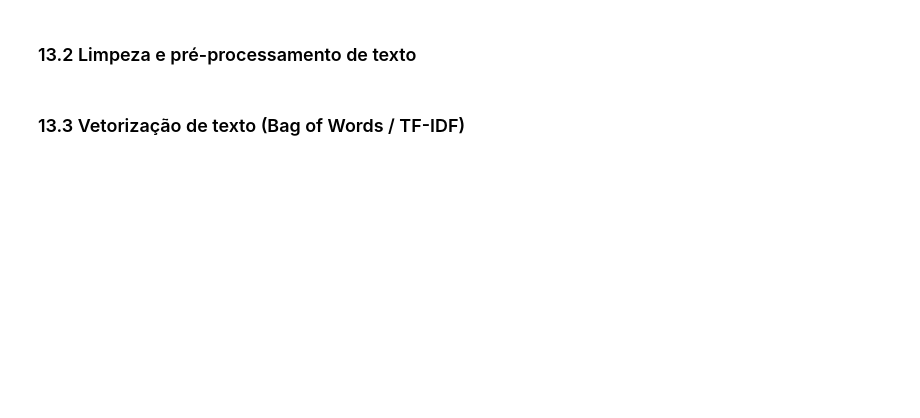
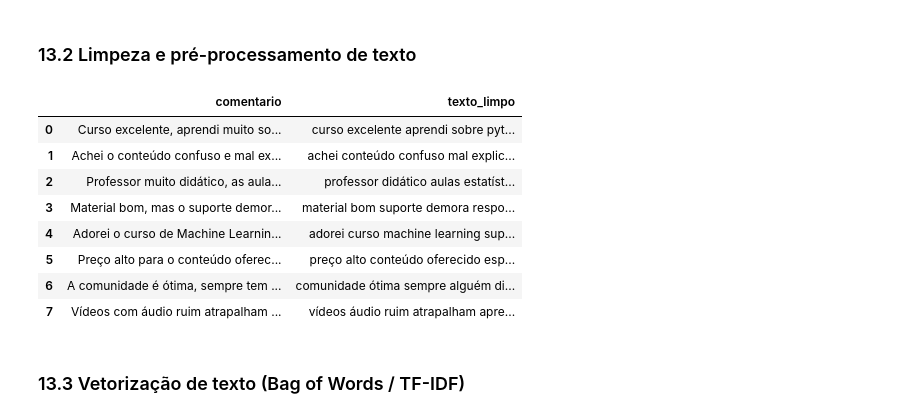
Before and after one commit to estathifisco/estathifisco.github.io, a Jupyter notebook: aula_python_ciencia_de_dados_v1p_pynb.ipynb, the cells around one changed output. Saved outputs shown, nothing was run; the diff lists cells and outputs as text; code cells hidden in the pictures; blank space fills up the shorter version.

```diff
--- a/aula_python_ciencia_de_dados_v1p_pynb.ipynb
+++ b/aula_python_ciencia_de_dados_v1p_pynb.ipynb
@@ -1471,3 +1464,42 @@ df_comentarios
+# %%
+import re
+import pandas as pd
+
+# Lista de stopwords em português (sem depender de download externo)
+stop_pt = {
+    "a", "à", "ao", "aos", "aquela", "aquelas", "aquele", "aqueles", "aquilo",
+    "as", "às", "até", "com", "como", "da", "das", "de", "dela", "delas",
+    "dele", "deles", "depois", "do", "dos", "e", "é", "ela", "elas", "ele",
+    "eles", "em", "entre", "era", "eram", "essa", "essas", "esse", "esses",
+    "esta", "estas", "este", "estes", "eu", "foi", "for", "foram", "fosse",
+    "há", "isso", "isto", "já", "lhe", "lhes", "mais", "mas", "me", "mesmo",
+    "meu", "meus", "minha", "minhas", "muito", "na", "não", "nas", "nem",
+    "no", "nos", "nossa", "nossas", "nosso", "nossos", "num", "numa", "o",
+    "os", "ou", "para", "pela", "pelas", "pelo", "pelos", "por", "qual",
+    "quando", "que", "quem", "se", "seja", "sem", "ser", "seu", "seus",
+    "só", "sua", "suas", "também", "te", "tem", "tinha", "um", "uma",
+    "você", "vocês", "vos"
+}
+
+def limpar_texto(texto):
+    texto = texto.lower()
+    texto = re.sub(r"[^a-zà-ú\s]", "", texto)   # remove pontuação, números e símbolos, mantendo a acentuação
+    palavras = texto.split()
+    palavras = [p for p in palavras if p not in stop_pt]
+    return " ".join(palavras)
+
+df_comentarios["texto_limpo"] = df_comentarios["comentario"].apply(limpar_texto)
+df_comentarios
+# %% [output]
+|  | comentario | texto_limpo |
+| 0 | Curso excelente, aprendi muito so... | curso excelente aprendi sobre pyt... |
+| 1 | Achei o conteúdo confuso e mal ex... | achei conteúdo confuso mal explic... |
+| 2 | Professor muito didático, as aula... | professor didático aulas estatíst... |
+| 3 | Material bom, mas o suporte demor... | material bom suporte demora respo... |
+| 4 | Adorei o curso de Machine Learnin... | adorei curso machine learning sup... |
+| 5 | Preço alto para o conteúdo oferec... | preço alto conteúdo oferecido esp... |
+| 6 | A comunidade é ótima, sempre tem ... | comunidade ótima sempre alguém di... |
+| 7 | Vídeos com áudio ruim atrapalham ... | vídeos áudio ruim atrapalham apre... |
 # %% [markdown]
 ### 13.3 Vetorização de texto (Bag of Words / TF-IDF)
 # %%
```
Also changed, not shown: parts of 18 cells of this notebook.
